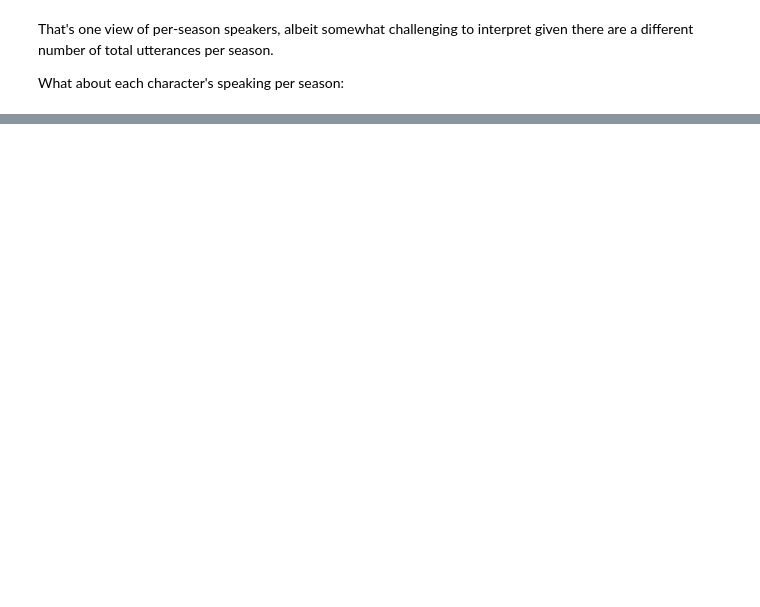
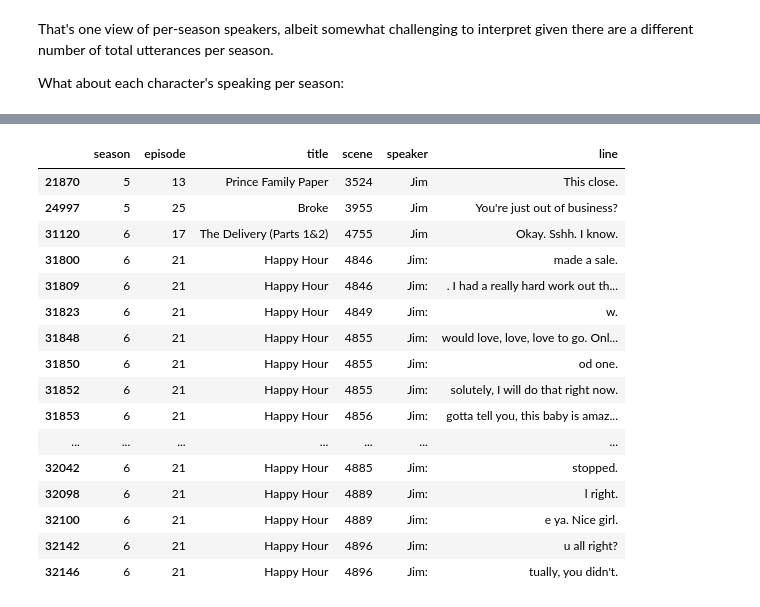
Before and after one commit to Zu1uDe1ta/thats-what-who-said, a Jupyter notebook: 01_preprocess.ipynb, the cells around one changed output, grey strips where cells are left out. Cells and saved outputs as stored; diff of their text form; code cells hidden in the pictures; blank space fills up the shorter version.

Commit message:
started preprocessing for `speaker`

```diff
--- a/01_preprocess.ipynb
+++ b/01_preprocess.ipynb
@@ -146,0 +209,28 @@ fig.show()
+# %%
+test_speaker = 'jim'
+test_pattern = r"^\s?" + test_speaker + r"(?!\s?and|'|,|\d|\s?&)"
+
+script_df.loc[
+    # first condition is to avoid simple/direct matches of "Jim"
+    (script_df['speaker'].str.lower() != test_speaker)
+    &
+    (script_df['speaker'].str.contains(test_pattern, case=False))
+    ]
+# %% [output]
+|  | season | episode | title | scene | speaker | line |
+| 21870 | 5 | 13 | Prince Family Paper | 3524 | Jim | This close. |
+| 24997 | 5 | 25 | Broke | 3955 | Jim | You're just out of business? |
+| 31120 | 6 | 17 | The Delivery (Parts 1&2) | 4755 | Jim | Okay. Sshh. I know. |
+| 31800 | 6 | 21 | Happy Hour | 4846 | Jim: | made a sale. |
+| 31809 | 6 | 21 | Happy Hour | 4846 | Jim: | . I had a really hard work out th... |
+| 31823 | 6 | 21 | Happy Hour | 4849 | Jim: | w. |
+| 31848 | 6 | 21 | Happy Hour | 4855 | Jim: | would love, love, love to go. Onl... |
+| 31850 | 6 | 21 | Happy Hour | 4855 | Jim: | od one. |
+| 31852 | 6 | 21 | Happy Hour | 4855 | Jim: | solutely, I will do that right now. |
+| 31853 | 6 | 21 | Happy Hour | 4856 | Jim: | gotta tell you, this baby is amaz... |
+| ... | ... | ... | ... | ... | ... | ... |
+| 32042 | 6 | 21 | Happy Hour | 4885 | Jim: | stopped. |
+| 32098 | 6 | 21 | Happy Hour | 4889 | Jim: | l right. |
+| 32100 | 6 | 21 | Happy Hour | 4889 | Jim: | e ya. Nice girl. |
+| 32142 | 6 | 21 | Happy Hour | 4896 | Jim: | u all right? |
+| 32146 | 6 | 21 | Happy Hour | 4896 | Jim: | tually, you didn't. |
```
Also changed, not shown: parts of 18 cells of this notebook.
